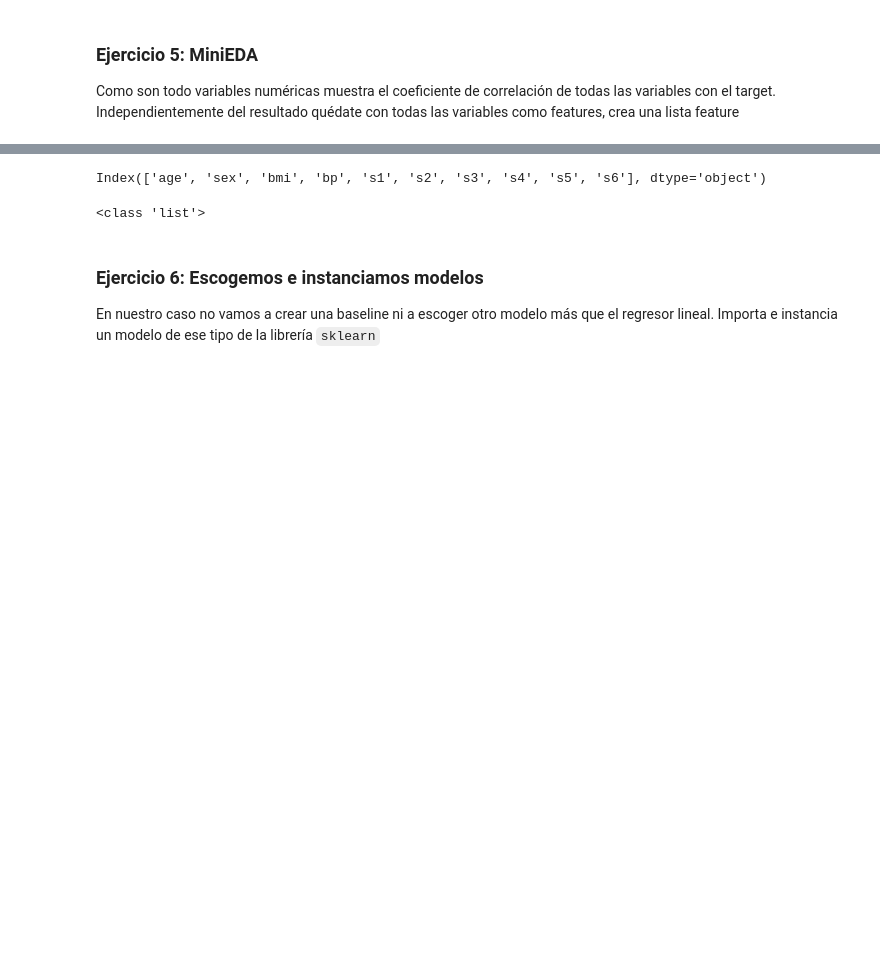
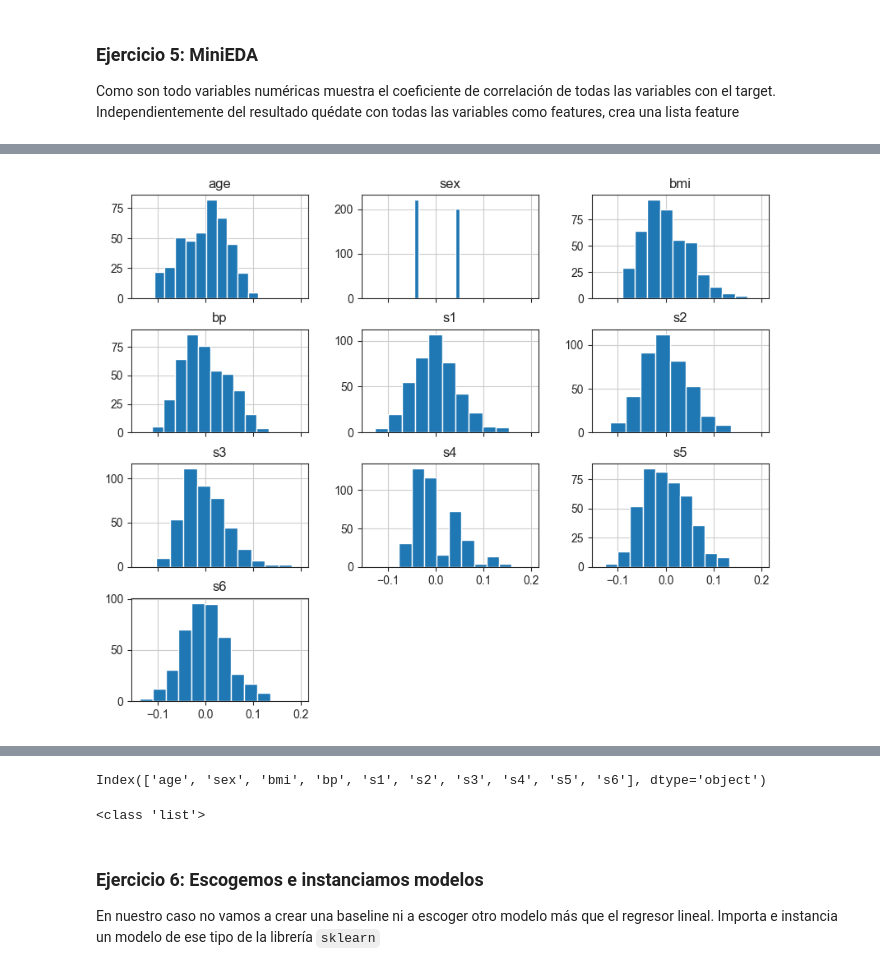
Before and after one commit to arratealduzin/Repo-ejercicos, a Jupyter notebook: 04_Machine_Learning/Sprint_10/Unidad_01_ML_Supervisado_Regresion_Lineal_Regularizacion/02_Ejercicios_Workout/13_Ejercicios_Modelado_RL_division_aleatoria.ipynb, the cells around one changed output, grey strips where cells are left out. Cells and saved outputs as stored; diff of their text form; code cells hidden in the pictures; blank space fills up the shorter version.

```diff
--- a/04_Machine_Learning/Sprint_10/Unidad_01_ML_Supervisado_Regresion_Lineal_Regularizacion/02_Ejercicios_Workout/13_Ejercicios_Modelado_RL_division_aleatoria.ipynb
+++ b/04_Machine_Learning/Sprint_10/Unidad_01_ML_Supervisado_Regresion_Lineal_Regularizacion/02_Ejercicios_Workout/13_Ejercicios_Modelado_RL_division_aleatoria.ipynb
@@ -170,3 +160,7 @@ diabetes_target_train = pd.Series(diabetes_target_train)
+# %%
+diabetes_data_train.hist(figsize=(10,8),layout=(4,3), sharex= True);
+# %% [output]
+[figure, added]
 # %%
 print(diabetes_data_train.corrwith(diabetes_target_train))
 # %% [output]
```
Also changed, not shown: parts of 19 cells of this notebook, 1 other file.
